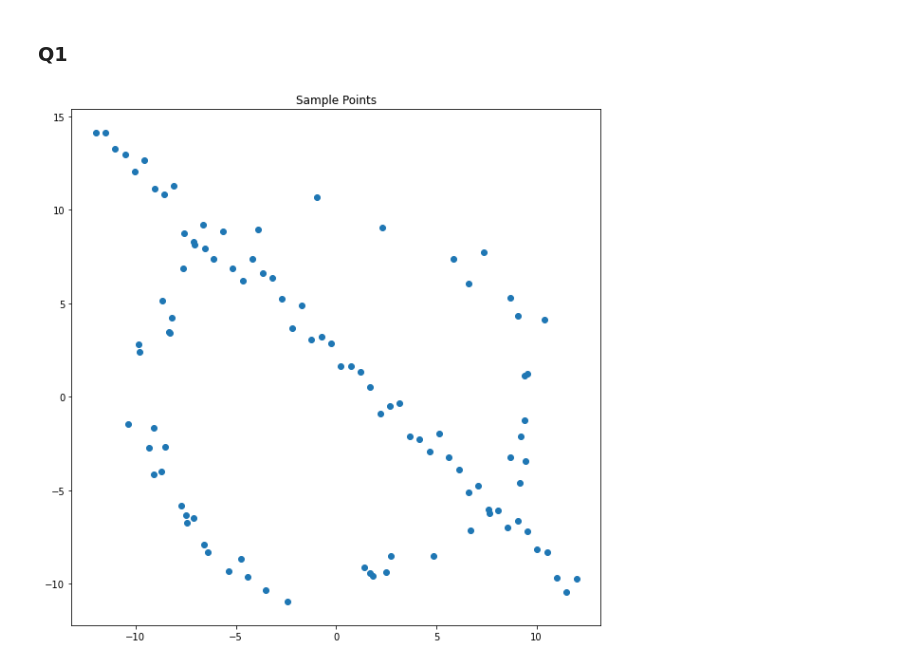
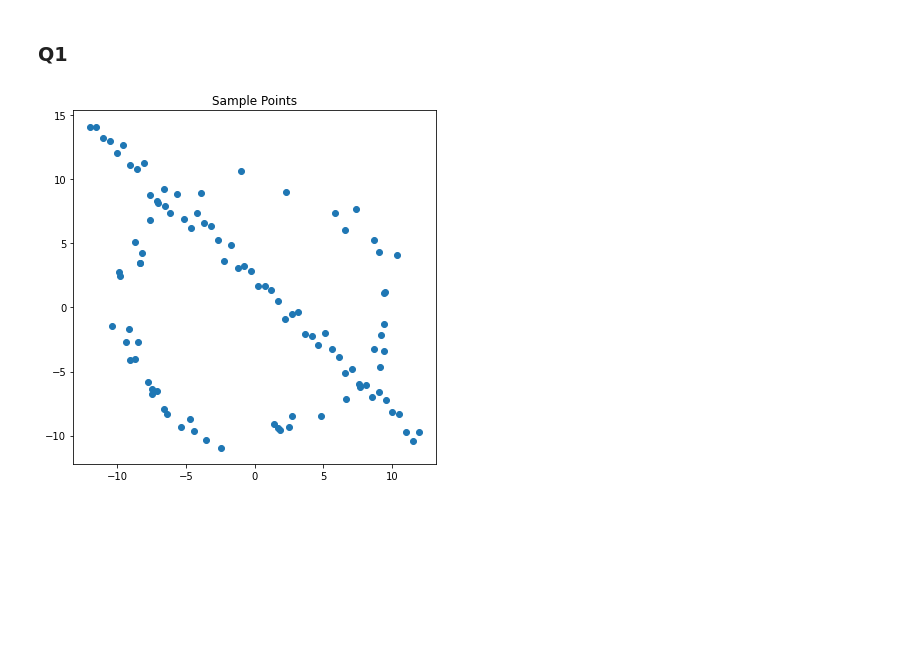
Before and after one commit to chira99/image-processing-opencv-python, a Jupyter notebook: Assignment 02/Assignment 02.ipynb, the cells around one changed output. Cells and saved outputs as stored; diff of their text form; code cells hidden in the pictures; blank space fills up the shorter version.

```diff
--- a/Assignment 02/Assignment 02.ipynb
+++ b/Assignment 02/Assignment 02.ipynb
@@ -9,24 +11,24 @@ import matplotlib.pyplot as plt
 # %%
 np.random.seed(0)
 N = 100
 half_n = N//2
 r = 10
 s = r/16
 t = np.random.uniform(0, 2*np.pi, half_n)
 n = s*np.random.randn(half_n)
 x, y = (r + n)*np.cos(t), (r + n)*np.sin(t)
 X_circ = np.hstack((x.reshape(half_n , 1) ,y.reshape(half_n, 1 ) ) )
 m, b = -1, 2
 x = np.linspace(-12, 12, half_n)
 y = m*x + b + s*np.random.randn(half_n)
 X_line = np.hstack((x.reshape(half_n, 1), y.reshape(half_n, 1)))
 X = np.vstack((X_circ, X_line))
 
 #plot figure
-plt.figure(figsize=(10,10))
+plt.figure(figsize=(6.5,6.5))
 plt.plot(X_circ[:,0], X_circ[:,1], 'o', color="C0")
 plt.plot(X_line[:,0], X_line[:,1], 'o', color="C0")
 plt.title("Sample Points")
 plt.show()
 # %% [output]
-[figure, old version]
+[figure, new version]
```
Also changed, not shown: parts of 8 cells of this notebook, 7 other files.
